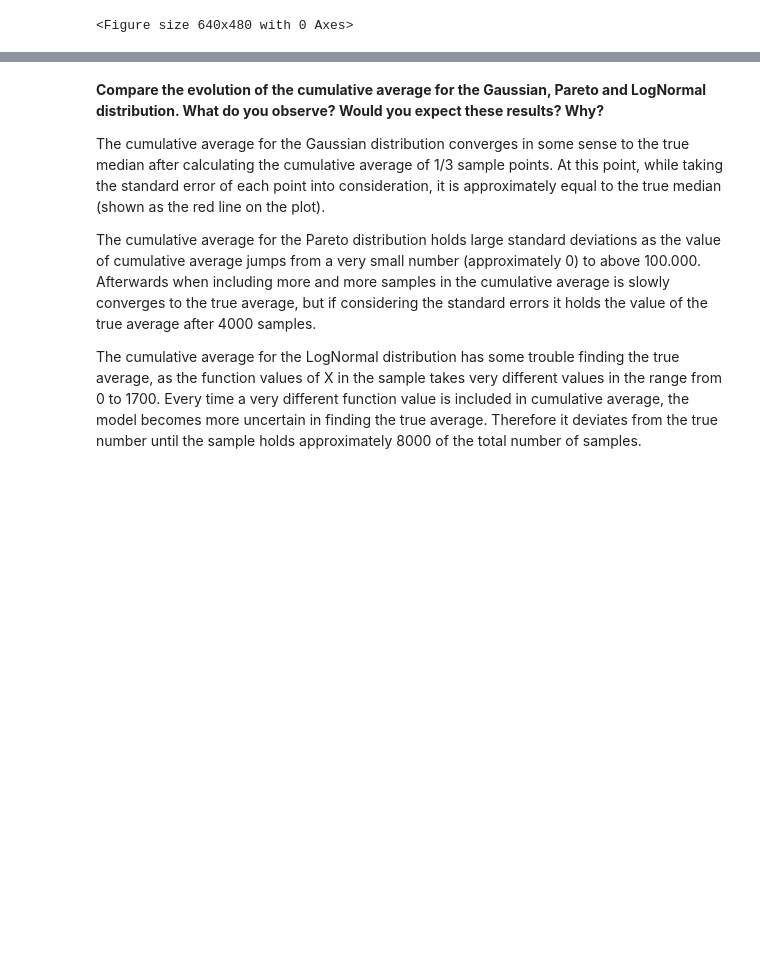
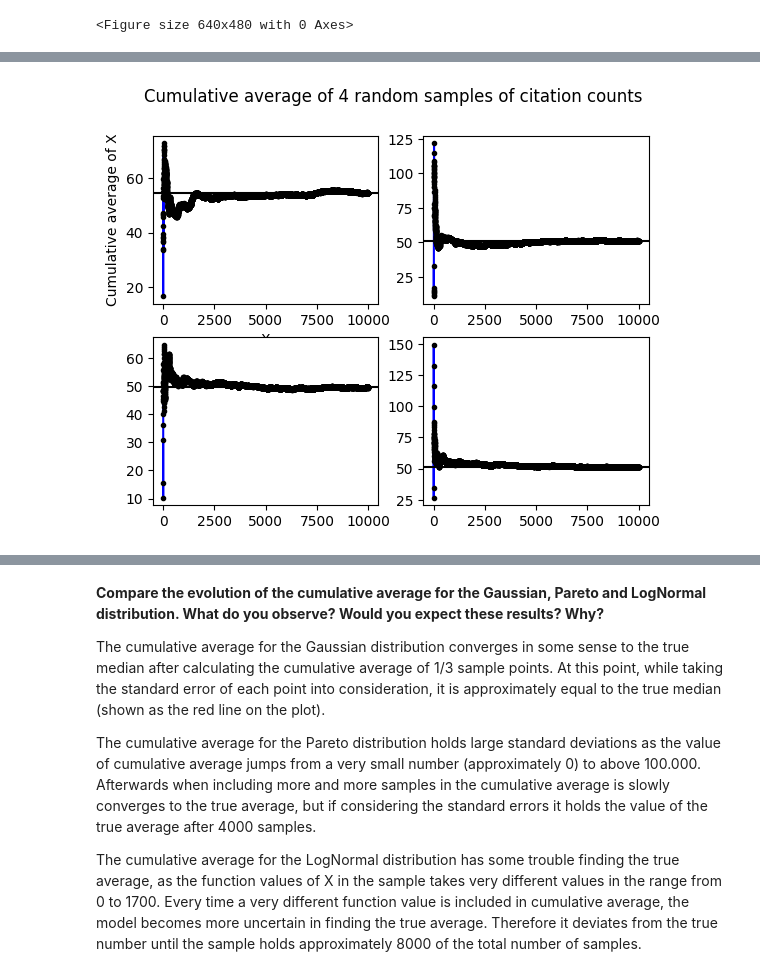
Before and after one commit to fridamariejoergensen/CSS, a Jupyter notebook: Assignment1.ipynb, the cells around one changed output, grey strips where cells are left out. Cells and saved outputs as stored; diff of their text form; code cells hidden in the pictures; blank space fills up the shorter version.

```diff
--- a/Assignment1.ipynb
+++ b/Assignment1.ipynb
@@ -1157,27 +1169,31 @@ sample_new4 = np.copy(sample4)
 sample_new4 = np.sort(sample_new4)
 median4 = (sample_new4[int(N/2)] + sample_new4[int((N/2)+1)])/2
 # %%
+
 # 14.6 Plot of cumulative average as line plot with error bars and horizontal line of distribution mean
 fig, ax = plt.subplots(2,2)
 
 ax[0,0].plot(range(N), cum_av1, c = 'blue')
 ax[0,0].errorbar(range(N), cum_av1, yerr = cum_std1, fmt='.k', errorevery=(1,50), elinewidth=0.5)
 ax[0,0].axhline(mean1, c = 'black')
 ax[0,0].set_ylabel('Cumulative average of X')
 ax[0,0].set_xlabel('X')
 
 ax[1,0].plot(range(N), cum_av2, c = 'blue')
 ax[1,0].errorbar(range(N), cum_av2, yerr = cum_std2, fmt='.k', errorevery=(1,50), elinewidth=0.5)
 ax[1,0].axhline(mean2, c = 'black')
 
 ax[0,1].plot(range(N), cum_av3, c = 'blue')
 ax[0,1].errorbar(range(N), cum_av3, yerr = cum_std3, fmt='.k', errorevery=(1,50), elinewidth=0.5)
 ax[0,1].axhline(mean3, c = 'black')
 
 ax[1,1].plot(range(N), cum_av4, c = 'blue')
 ax[1,1].errorbar(range(N), cum_av4, yerr = cum_std4, fmt='.k', errorevery=(1,50), elinewidth=0.5)
 ax[1,1].axhline(mean4, c = 'black')
+fig.suptitle('Cumulative average of 4 random samples of citation counts')
 
 # Save the plot as a PNG file
 plt.savefig('cumulative_average.png')
+# %% [output]
+[figure, added]
 # %%
```
Also changed, not shown: parts of 5 cells of this notebook, 3 other files.
